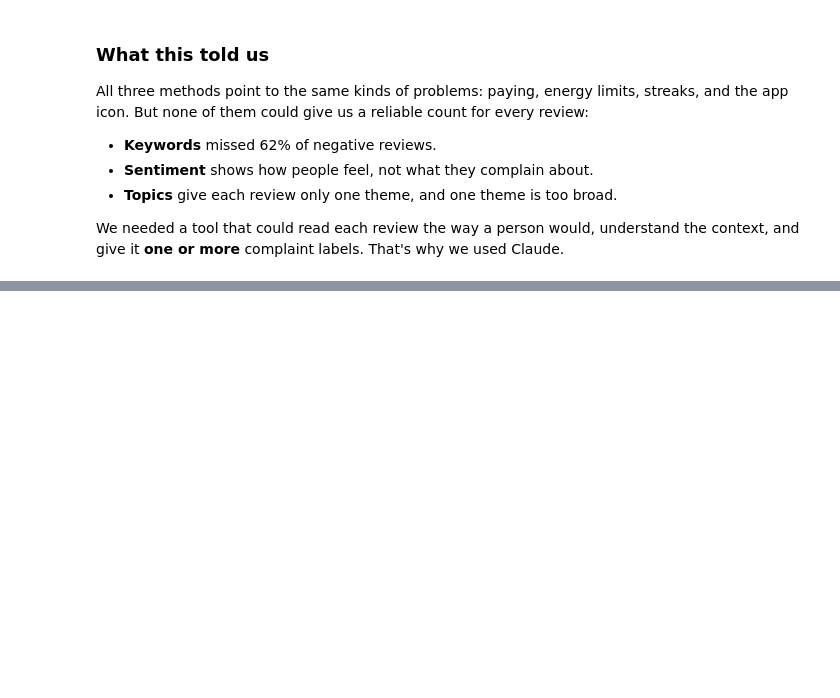
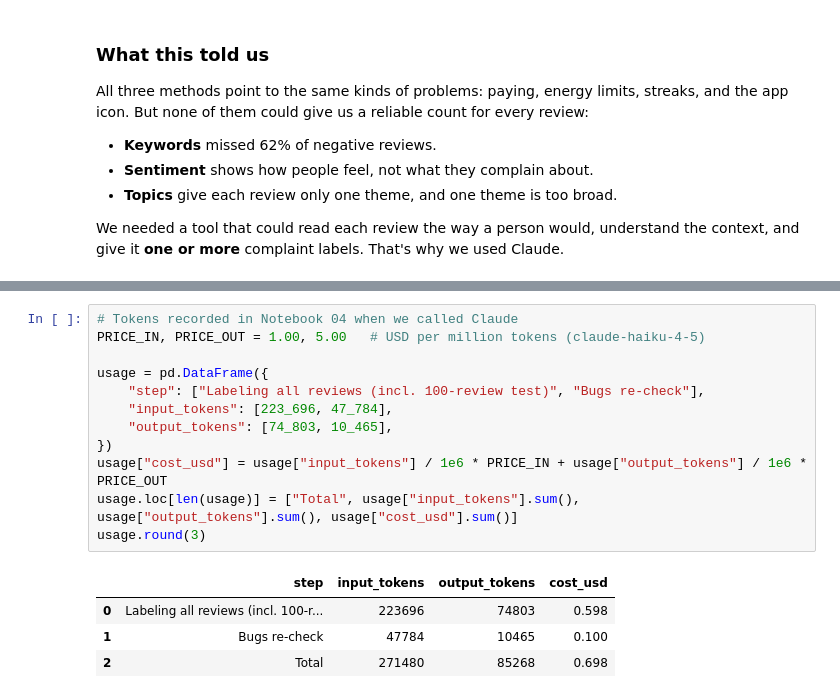
Before and after one commit to Teenna-Pachika/info4360-duolingo-reviews, a Jupyter notebook: notebooks/06_final_report.ipynb, the cells around one changed output, grey strips where cells are left out. Drawn from its saved outputs; the diff is of its cells as text; blank space fills up the shorter version.

```diff
--- a/notebooks/06_final_report.ipynb
+++ b/notebooks/06_final_report.ipynb
@@ -178,0 +334,17 @@ We needed a tool that could read each review the way a person would, understand
+# %%
+# Tokens recorded in Notebook 04 when we called Claude
+PRICE_IN, PRICE_OUT = 1.00, 5.00   # USD per million tokens (claude-haiku-4-5)
+
+usage = pd.DataFrame({
+    "step": ["Labeling all reviews (incl. 100-review test)", "Bugs re-check"],
+    "input_tokens": [223_696, 47_784],
+    "output_tokens": [74_803, 10_465],
+})
+usage["cost_usd"] = usage["input_tokens"] / 1e6 * PRICE_IN + usage["output_tokens"] / 1e6 * PRICE_OUT
+usage.loc[len(usage)] = ["Total", usage["input_tokens"].sum(), usage["output_tokens"].sum(), usage["cost_usd"].sum()]
+usage.round(3)
+# %% [output]
+|  | step | input_tokens | output_tokens | cost_usd |
+| 0 | Labeling all reviews (incl. 100-r... | 223696 | 74803 | 0.598 |
+| 1 | Bugs re-check | 47784 | 10465 | 0.100 |
+| 2 | Total | 271480 | 85268 | 0.698 |
```
Also changed, not shown: parts of 16 cells of this notebook.
